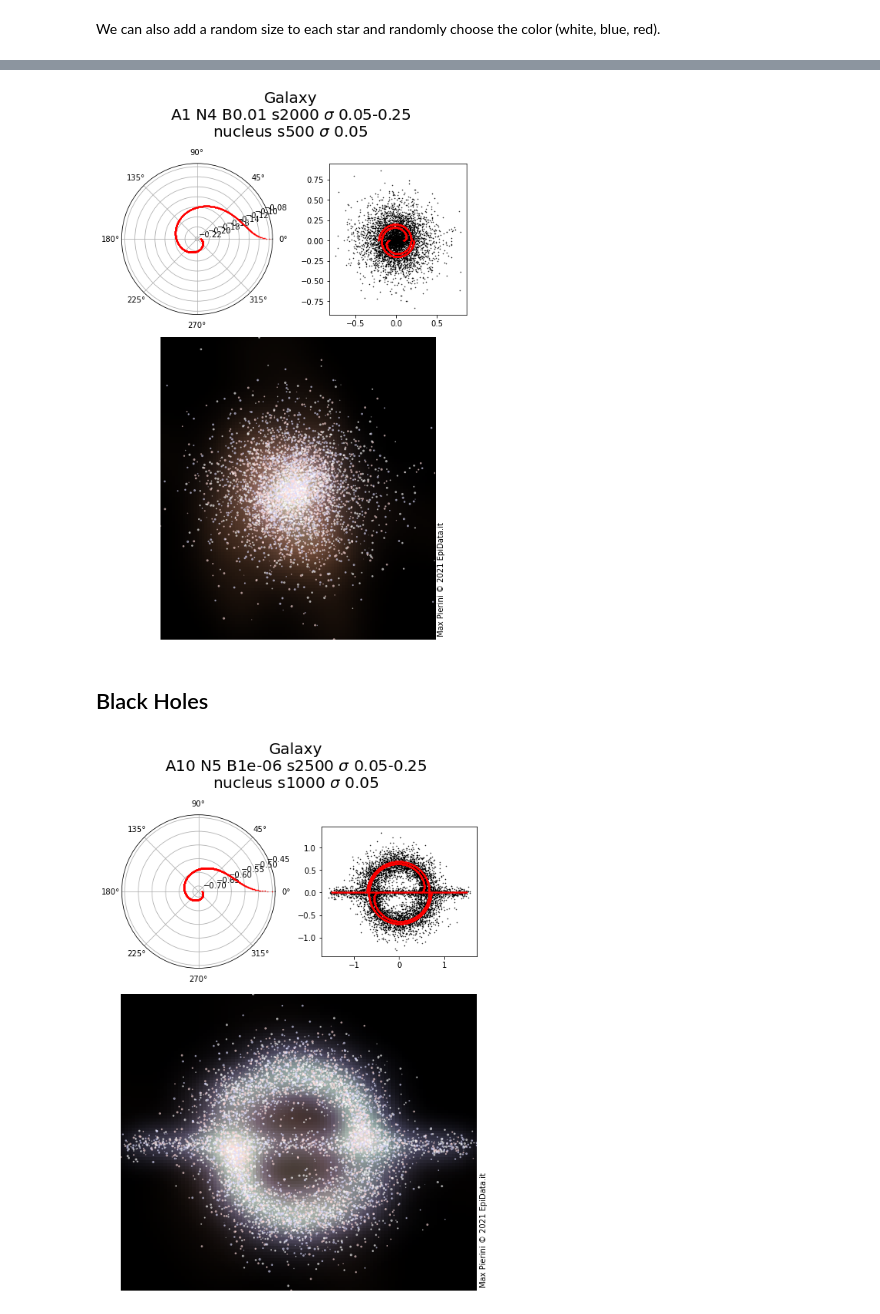
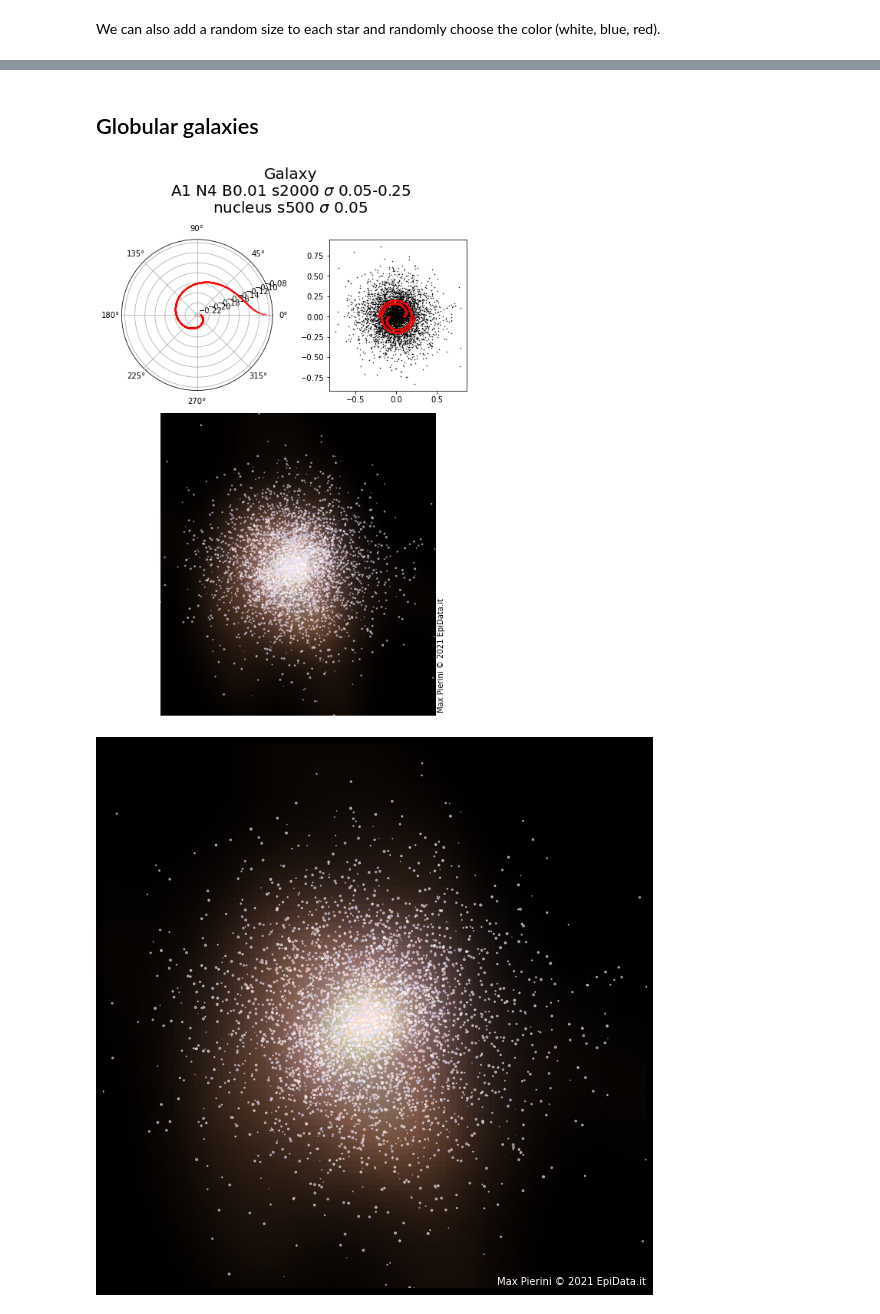
Before and after one commit to maxdevblock/galaxy, a Jupyter notebook: galaxy.ipynb, the cells around one changed output, grey strips where cells are left out. Saved outputs shown, nothing was run; the diff lists cells and outputs as text; code cells hidden in the pictures.

```diff
--- a/galaxy.ipynb
+++ b/galaxy.ipynb
@@ -294,46 +332,26 @@ plot_galaxy(
-# %%
-# galaxy parameters
-A = 1
-N = 4
-B = .01
-sigma_min = .05
-sigma_max = .25
-# numer of stars in each arm
-size = 2000
-# number of stars in nucleus
-nucleus_density = 500
-nucleus_sigma = .05
-plot_galaxy(
-    A=A, N=N, B=B, size=size,
-    sigma_min=sigma_min, sigma_max=sigma_max,
-    nebula_size=100, nebula_alpha=.4,
-    nucleus_density=nucleus_density,
-    nucleus_sigma=nucleus_sigma,
-    globular_nucleus=True
-)
-# %% [output]
-[figure, removed]
-# %% [markdown]
-## Black Holes
-# %%
-# galaxy parameters
-A = 10
-N = 5
-B = 1e-6
-sigma_min = .05
-sigma_max = .25
-# numer of stars in each arm
-size = 2500
-# number of stars in nucleus
-nucleus_density = 1000
-nucleus_sigma = .05
-plot_galaxy(
-    A=A, N=N, B=B, size=size,
-    sigma_min=sigma_min, sigma_max=sigma_max,
-    nebula_size=100, nebula_alpha=.2,
-    nucleus_density=nucleus_density,
-    nucleus_sigma=nucleus_sigma,
-    globular_nucleus=False
-)
-# %% [output]
-[figure, removed]
+# %% [markdown]
+## Globular galaxies
+# %%
+# galaxy parameters
+A = 1
+N = 4
+B = .01
+sigma_min = .05
+sigma_max = .25
+# numer of stars in each arm
+size = 2000
+# number of stars in nucleus
+nucleus_density = 500
+nucleus_sigma = .05
+plot_galaxy(
+    A=A, N=N, B=B, size=size,
+    sigma_min=sigma_min, sigma_max=sigma_max,
+    nebula_size=100, nebula_alpha=.4,
+    nucleus_density=nucleus_density,
+    nucleus_sigma=nucleus_sigma,
+    globular_nucleus=True,
+    plot_single=True
+)
+# %% [output]
+[figure, added]
+[figure, added]
```
Also changed, not shown: parts of 9 cells of this notebook.
